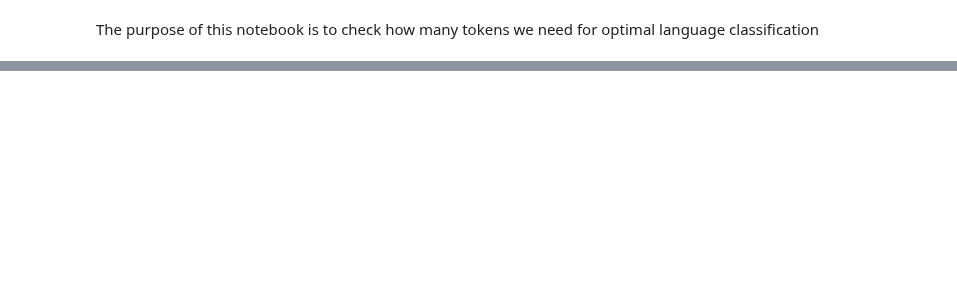
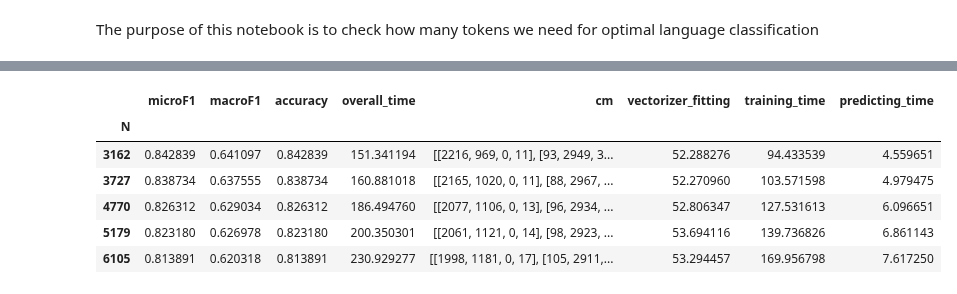
Before and after one commit to 5roop/task4, a Jupyter notebook: 14_optimizing_for_number_of_tokens.ipynb, the cells around one changed output, grey strips where cells are left out. Cells and saved outputs as stored; diff of their text form; code cells hidden in the pictures; blank space fills up the shorter version.

```diff
--- a/14_optimizing_for_number_of_tokens.ipynb
+++ b/14_optimizing_for_number_of_tokens.ipynb
@@ -184,0 +202,14 @@ for N in Ns:
+# %%
+rezdf = pd.DataFrame(data=results)
+rezdf.index = rezdf.N
+rezdf = rezdf.drop(columns=["N"])
+rezdf = rezdf.sort_index()
+rezdf.tail()
+# %% [output]
+|  | microF1 | macroF1 | accuracy | overall_time | cm | vectorizer_fitting | training_time | predicting_time |
+| N |  |  |  |  |  |  |  |  |
+| 3162 | 0.842839 | 0.641097 | 0.842839 | 151.341194 | [[2216, 969, 0, 11], [93, 2949, 3... | 52.288276 | 94.433539 | 4.559651 |
+| 3727 | 0.838734 | 0.637555 | 0.838734 | 160.881018 | [[2165, 1020, 0, 11], [88, 2967, ... | 52.270960 | 103.571598 | 4.979475 |
+| 4770 | 0.826312 | 0.629034 | 0.826312 | 186.494760 | [[2077, 1106, 0, 13], [96, 2934, ... | 52.806347 | 127.531613 | 6.096651 |
+| 5179 | 0.823180 | 0.626978 | 0.823180 | 200.350301 | [[2061, 1121, 0, 14], [98, 2923, ... | 53.694116 | 139.736826 | 6.861143 |
+| 6105 | 0.813891 | 0.620318 | 0.813891 | 230.929277 | [[1998, 1181, 0, 17], [105, 2911,... | 53.294457 | 169.956798 | 7.617250 |
```
Also changed, not shown: parts of 4 cells of this notebook, 4 other files.
